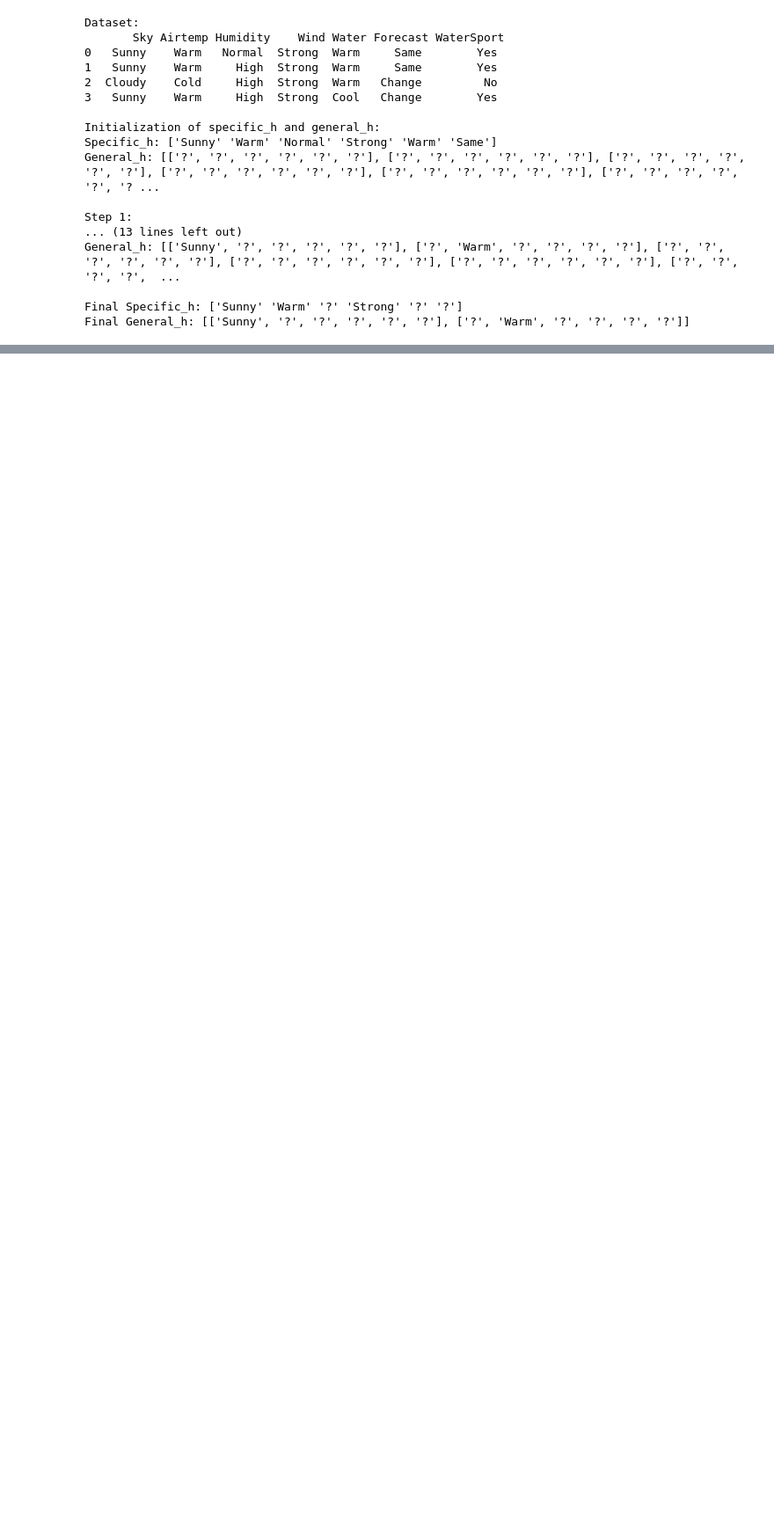
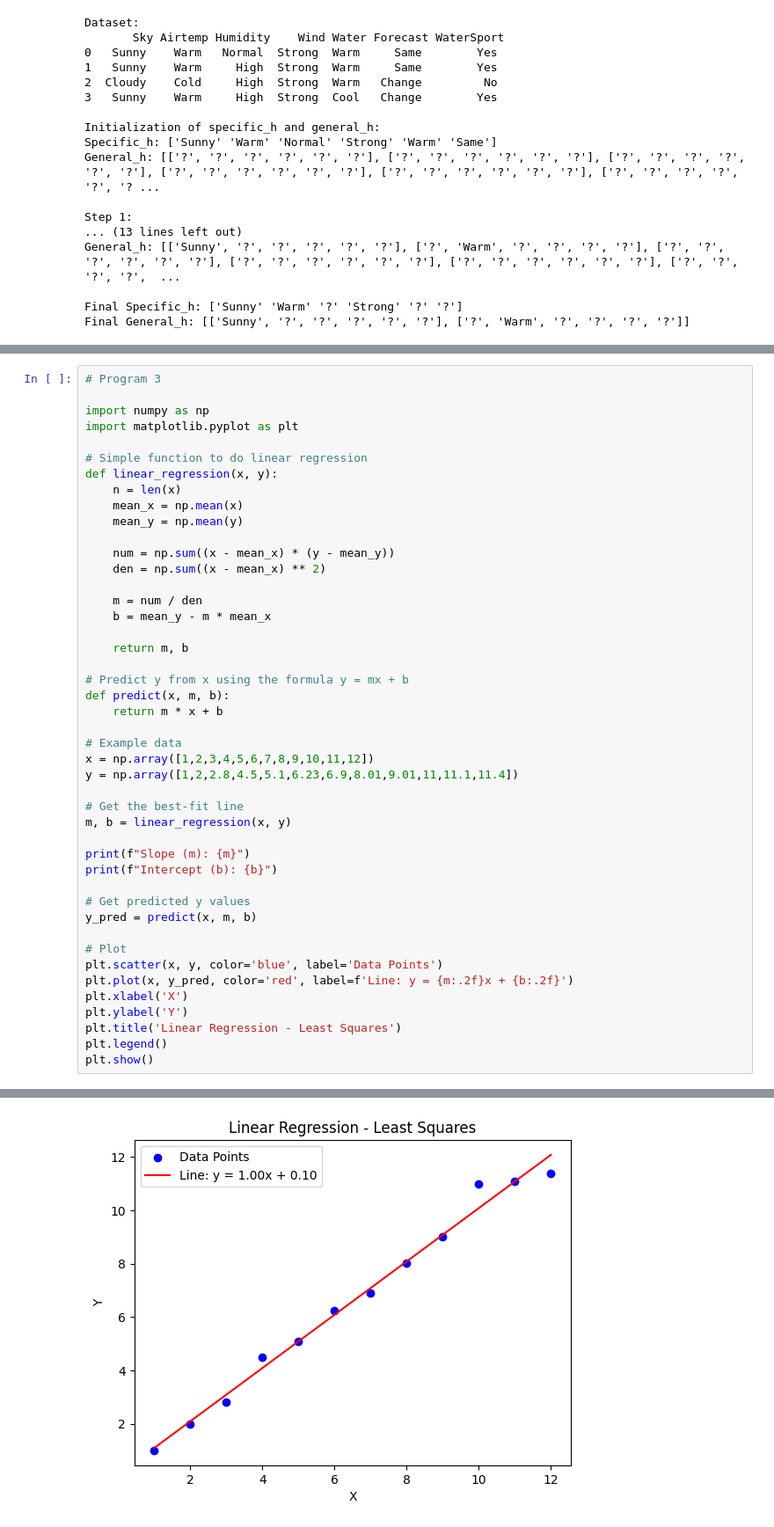
Before and after one commit to np-nandanpatil/ml-lab, a Jupyter notebook: SimplifiedLabPrograms.ipynb, the cells around one changed output, grey strips where cells are left out. Shown: that part at 88% size. Cells and saved outputs as stored; diff of their text form; blank space fills up the shorter version.

Commit message:
simplified 3rd program

```diff
--- a/SimplifiedLabPrograms.ipynb
+++ b/SimplifiedLabPrograms.ipynb
@@ -115,3 +113,49 @@ path = find_path(grid, start, goal)
 print("Path:", path)
 # %% [output]
 Path: [(0, 0), (1, 0), (2, 0), (3, 0), (3, 1), (3, 2), (3, 3), (3, 4), (3, 5), (4, 5), (5, 5)]
+# %%
+# Program 3
+
+import numpy as np
+import matplotlib.pyplot as plt
+
+# Simple function to do linear regression
+def linear_regression(x, y):
+    n = len(x)
+    mean_x = np.mean(x)
+    mean_y = np.mean(y)
+
+    num = np.sum((x - mean_x) * (y - mean_y))
+    den = np.sum((x - mean_x) ** 2)
+
+    m = num / den
+    b = mean_y - m * mean_x
+
+    return m, b
+
+# Predict y from x using the formula y = mx + b
+def predict(x, m, b):
+    return m * x + b
+
+# Example data
+x = np.array([1,2,3,4,5,6,7,8,9,10,11,12])
+y = np.array([1,2,2.8,4.5,5.1,6.23,6.9,8.01,9.01,11,11.1,11.4])
+
+# Get the best-fit line
+m, b = linear_regression(x, y)
+
+print(f"Slope (m): {m}")
+print(f"Intercept (b): {b}")
+
+# Get predicted y values
+y_pred = predict(x, m, b)
+
+# Plot
+plt.scatter(x, y, color='blue', label='Data Points')
+plt.plot(x, y_pred, color='red', label=f'Line: y = {m:.2f}x + {b:.2f}')
+plt.xlabel('X')
+plt.ylabel('Y')
+plt.title('Linear Regression - Least Squares')
+plt.legend()
+plt.show()
+# %% [output]
@@ -118,3 +164,4 @@ Path: [(0, 0), (1, 0), (2, 0), (3, 0), (3, 1), (3, 2), (3, 3), (3, 4), (3, 5), (
+[figure, added]
 # %%
 # Program 6
 
```
Also changed, not shown: parts of 2 cells of this notebook.
